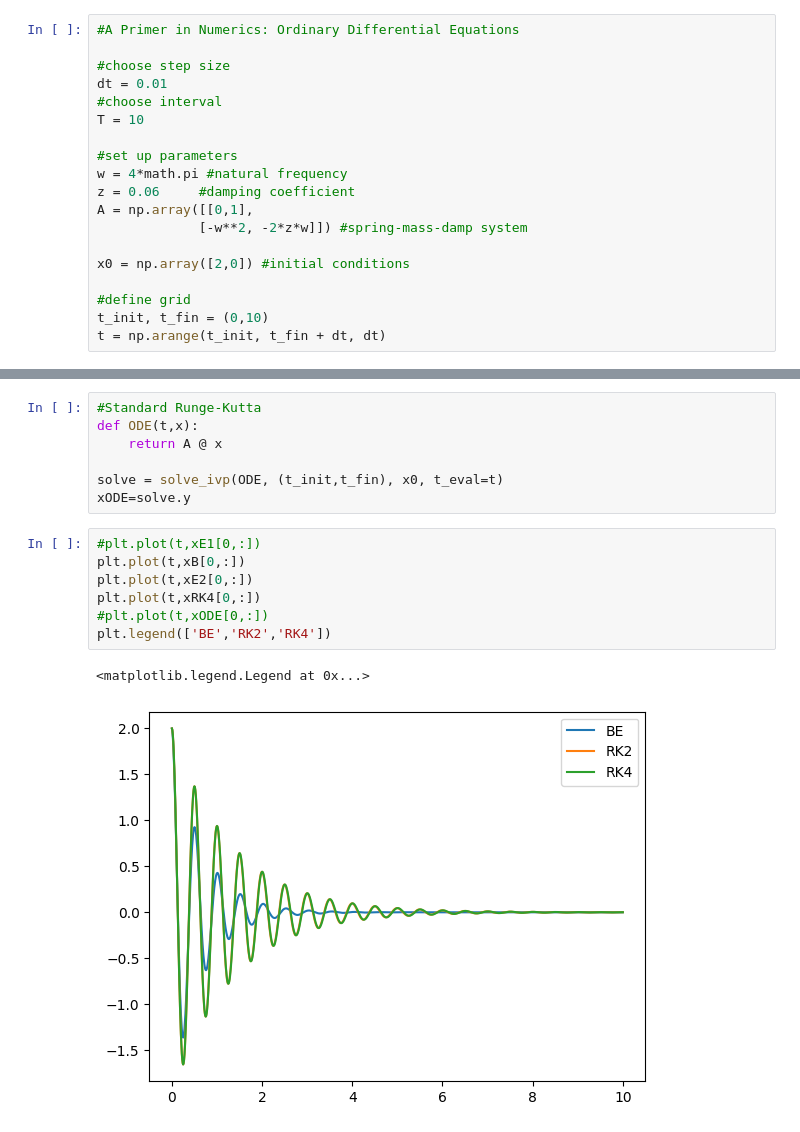
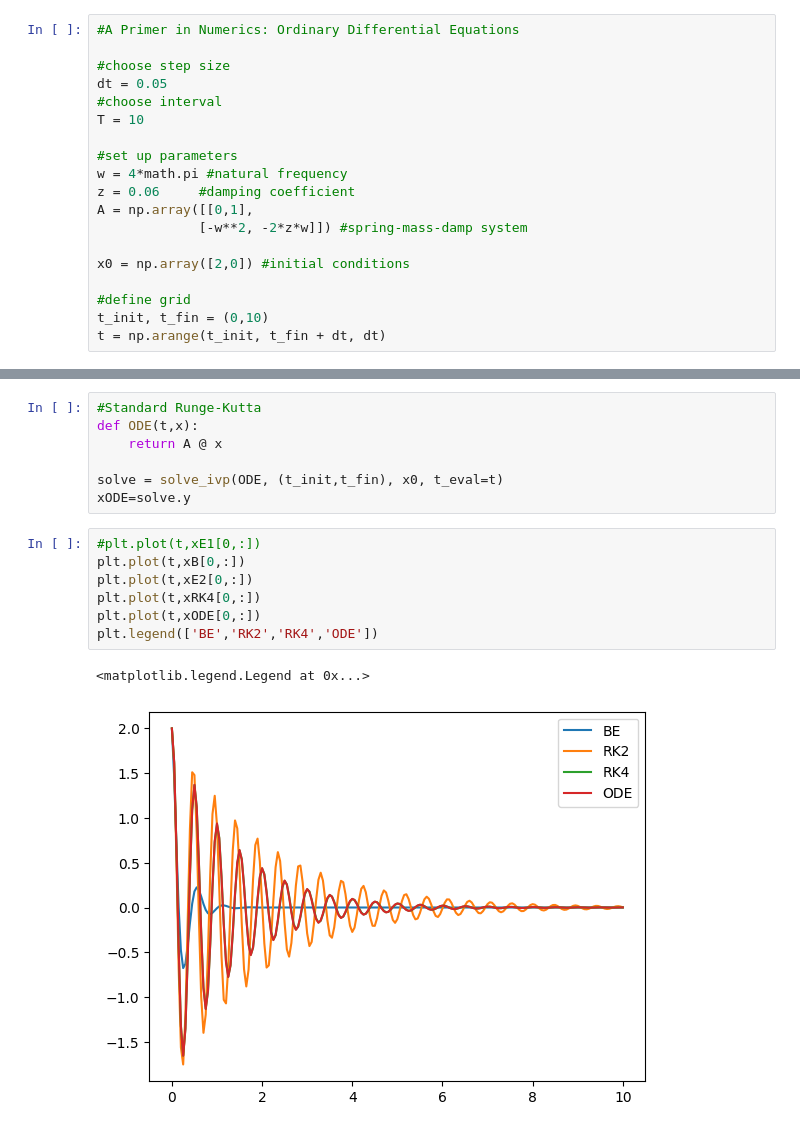
Before and after one commit to XDMisonoXDMikaXD/diffy-qs-solver, a Jupyter notebook: ODE_integrator.ipynb, the cells around one changed output, grey strips where cells are left out. Cells and saved outputs as stored; diff of their text form.

```diff
--- a/ODE_integrator.ipynb
+++ b/ODE_integrator.ipynb
@@ -7,7 +7,7 @@ from scipy.integrate import solve_ivp
 #A Primer in Numerics: Ordinary Differential Equations
 
 #choose step size
-dt = 0.01
+dt = 0.05
 #choose interval
 T = 10
 
@@ -68,10 +68,10 @@ xODE=solve.y
 # %%
 #plt.plot(t,xE1[0,:])
 plt.plot(t,xB[0,:])
 plt.plot(t,xE2[0,:])
 plt.plot(t,xRK4[0,:])
-#plt.plot(t,xODE[0,:])
-plt.legend(['BE','RK2','RK4'])
+plt.plot(t,xODE[0,:])
+plt.legend(['BE','RK2','RK4','ODE'])
 # %% [output]
 <matplotlib.legend.Legend at 0x...>
-[figure, old version]
+[figure, new version]
```
Also changed, not shown: 2 other files.
